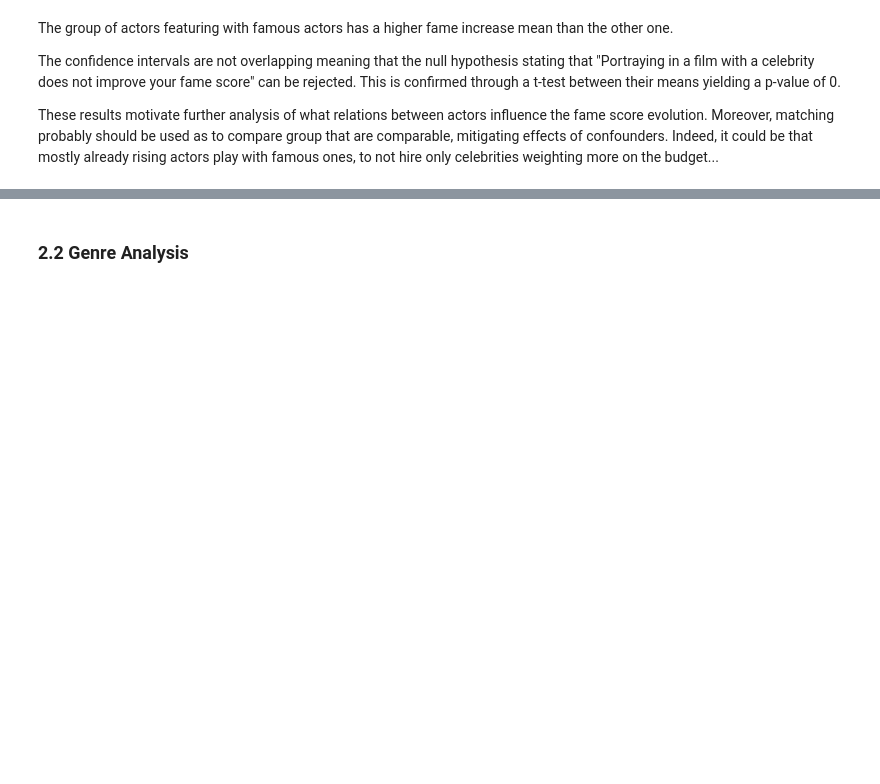
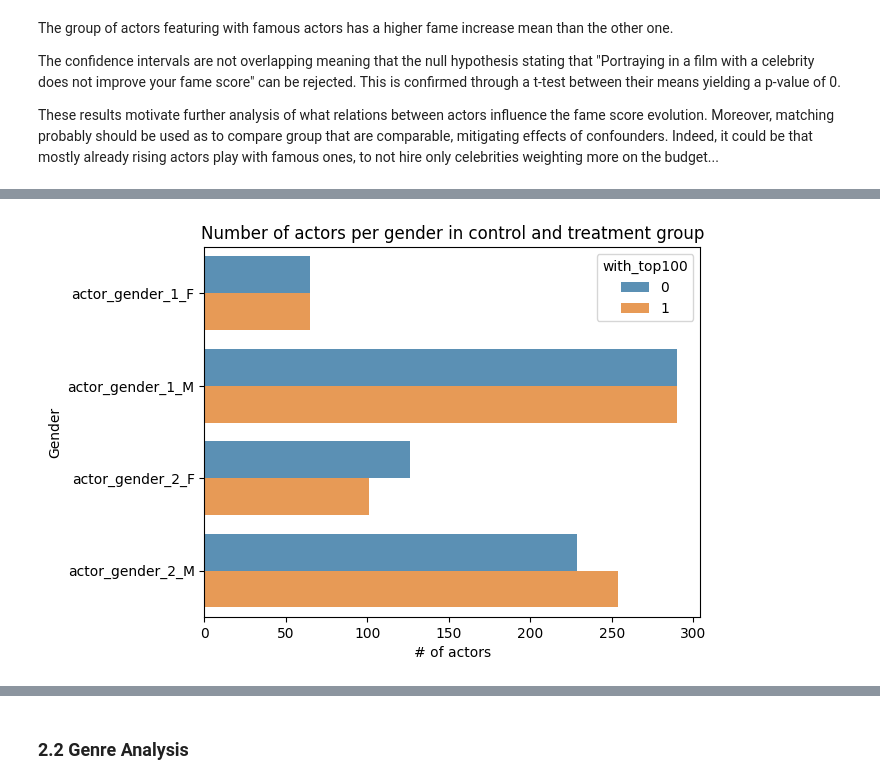
Before and after one commit to epfl-ada/ada-2023-project-lasempanadas, a Jupyter notebook: project_milestone_3.ipynb, the cells around one changed output, grey strips where cells are left out. Saved outputs shown, nothing was run; the diff lists cells and outputs as text; code cells hidden in the pictures; blank space fills up the shorter version.

```diff
--- a/project_milestone_3.ipynb
+++ b/project_milestone_3.ipynb
@@ -1262,0 +1061,25 @@ These results motivate further analysis of what relations between actors influen
+# %%
+def similarity(p1,p2):
+        return 1-np.abs(p1-p2)
+
+control=matching_data.query('with_top100==0')
+treated=matching_data.query('with_top100==1')
+
+G=nx.Graph()
+for treated_id, treated_data in tqdm(treated.iterrows()):
+        # exact matching on persona played
+        c = control[np.all(control[['persona_1','persona_2']]==\
+                           treated_data[['persona_1','persona_2']], axis=1)]
+
+        # force fameScore_1 between control and treated to vary by 10% maximum otherwise too many already famous in treated group
+        c = c[(np.abs((c['fameScore_1']-treated_data['fameScore_1'])/treated_data['fameScore_1']))<=0.1]
+
+        similarity_ = list(map(lambda p1: similarity(p1,treated_data['propensity']), c['propensity']))
+
+        edges = list(map(lambda x,y : [x, treated_id, y], c.index, similarity_))
+
+        G.add_weighted_edges_from(edges)
+
+print(G)
+matching = nx.max_weight_matching(G)
+print('Number of matches :',len(matching))
@@ -1262,0 +1089,4 @@ These results motivate further analysis of what relations between actors influen
+# %%
+# retrieve matched feats
+matched_actor_feats=matching_data.loc[[n[0] for n in matching] + [n[1] for n in matching]]
+matched_actor_feats
@@ -1262,0 +1107,13 @@ These results motivate further analysis of what relations between actors influen
+# %%
+# Sanity check for gender exact matching
+# matched_gender = pd.get_dummies(matched_actor_feats, columns=['actor_gender_1','actor_gender_2'])
+# matched_gender = matched_gender[['with_top100']+[col for col in matched_gender.columns if 'gender' in col]].groupby('with_top100', as_index=False).sum()
+matched_gender = matched_actor_feats[['with_top100']+[col for col in matched_actor_feats.columns if 'gender' in col]].groupby('with_top100', as_index=False).sum()
+matched_gender = matched_gender.melt(id_vars='with_top100', value_name='count')
+
+sns.barplot(x='count', y='variable', hue='with_top100', data=matched_gender, alpha=0.8)
+plt.ylabel('Gender')
+plt.xlabel('# of actors')
+plt.title('Number of actors per gender in control and treatment group');
+# %% [output]
+[figure, added]
```
Also changed, not shown: parts of 110 cells of this notebook.
